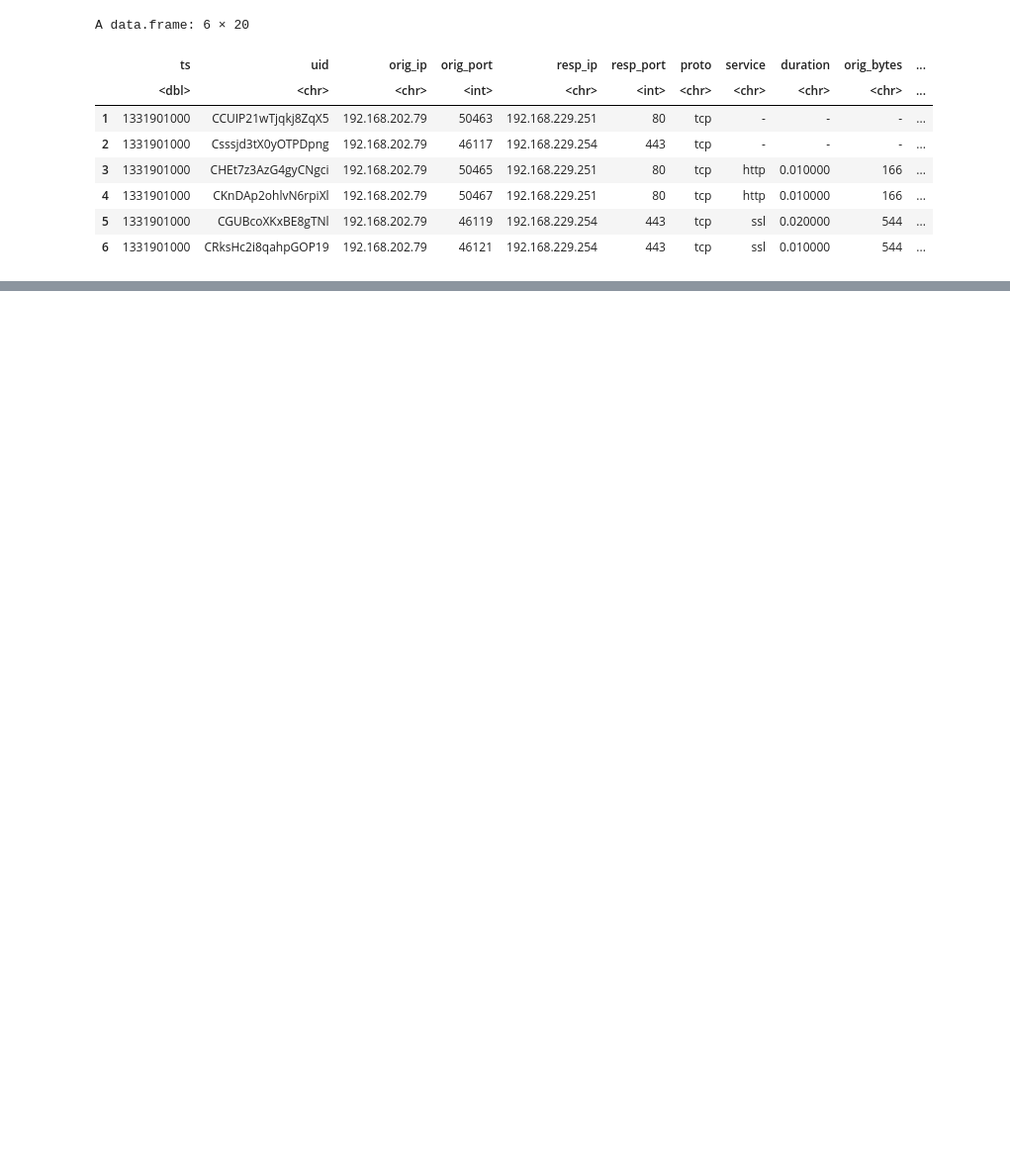
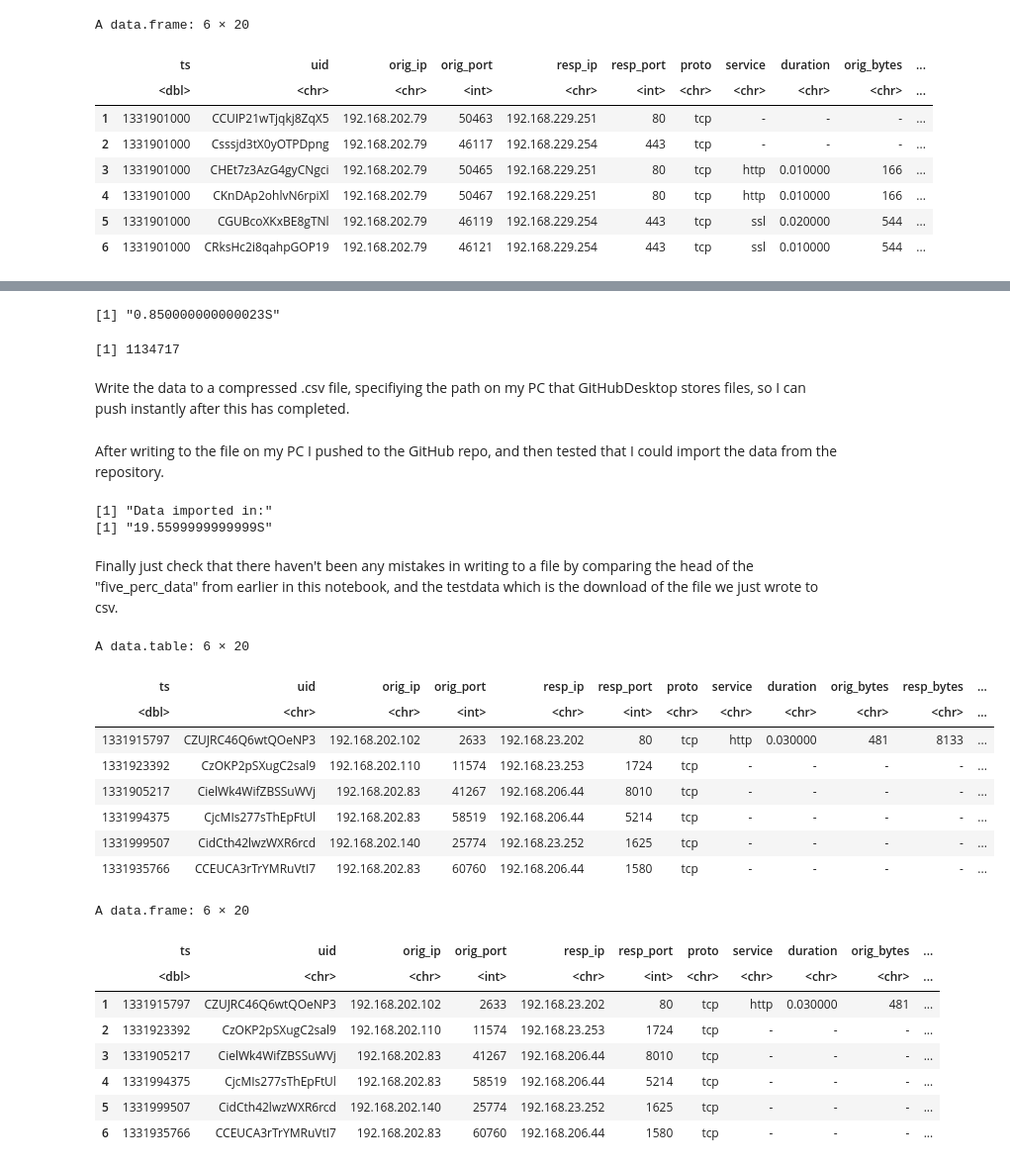
Before and after one commit to gabejg/DST-Assessment-02, a Jupyter notebook: Gabriel Grant/Data Import Testing.ipynb, the cells around one changed output, grey strips where cells are left out. Shown: that part at 99% size. Drawn from its saved outputs; the diff is of its cells as text; code cells hidden in the pictures; blank space fills up the shorter version.

```diff
--- a/Gabriel Grant/Data Import Testing.ipynb
+++ b/Gabriel Grant/Data Import Testing.ipynb
@@ -40,8 +69,3 @@ A data.frame: 6 × 20
 | 4 | 1331901000 | CKnDAp2ohlvN6rpiXl | 192.168.202.79 | 50467 | 192.168.229.251 | 80 | tcp | http | 0.010000 | 166 | ... |
 | 5 | 1331901000 | CGUBcoXKxBE8gTNl | 192.168.202.79 | 46119 | 192.168.229.254 | 443 | tcp | ssl | 0.020000 | 544 | ... |
 | 6 | 1331901000 | CRksHc2i8qahpGOP19 | 192.168.202.79 | 46121 | 192.168.229.254 | 443 | tcp | ssl | 0.010000 | 544 | ... |
-# %%
-set.seed(462)
-sample <- sample.split(data[,1], SplitRatio = 0.1)
-ten_perc_data <- subset(data, sample==TRUE)
-nrow(ten_perc_data)
@@ -48 +74,15 @@ nrow(ten_perc_data)
+# %%
+df <- data.table(data)
+
+set.seed(462)
+start <- proc.time()
+smp_size <- 0.05*nrow(df)
+five_perc_data <- df[sample(.N,smp_size)]
+print(seconds_to_period((proc.time()-start)[3]))
+nrow(five_perc_data)
+# %% [output]
+[1] "0.850000000000023S"
+[1] 1134717
+# %% [markdown]
+Write the data to a compressed .csv file, specifiying the path on my PC that GitHubDesktop stores files, so I can push instantly after this has completed.
 # %%
@@ -53,3 +90,39 @@ close(gz)
+# %% [markdown]
+After writing to the file on my PC I pushed to the GitHub repo, and then tested that I could import the data from the repository.
+# %%
+temp2 <- tempfile()
+start <- proc.time()
+download.file("https://github.com/Galeforse/DST-Assessment-02/raw/main/Data/5_percent_data.csv.gz",temp2)
+testdata <- (read.csv(gzfile(temp2)))
+print("Data imported in:")
+print(seconds_to_period((proc.time()-start)[3]))
+# %% [output]
+[1] "Data imported in:"
+[1] "19.5599999999999S"
+# %% [markdown]
+Finally just check that there haven't been any mistakes in writing to a file by comparing the head of the "five_perc_data" from earlier in this notebook, and the testdata which is the download of the file we just wrote to csv.
+# %%
+head(five_perc_data)
+head(testdata)
+# %% [output]
+A data.table: 6 × 20
+| ts | uid | orig_ip | orig_port | resp_ip | resp_port | proto | service | duration | orig_bytes | resp_bytes | ... |
+| <dbl> | <chr> | <chr> | <int> | <chr> | <int> | <chr> | <chr> | <chr> | <chr> | <chr> | ... |
+| 1331915797 | CZUJRC46Q6wtQOeNP3 | 192.168.202.102 | 2633 | 192.168.23.202 | 80 | tcp | http | 0.030000 | 481 | 8133 | ... |
+| 1331923392 | CzOKP2pSXugC2sal9 | 192.168.202.110 | 11574 | 192.168.23.253 | 1724 | tcp | - | - | - | - | ... |
+| 1331905217 | CielWk4WifZBSSuWVj | 192.168.202.83 | 41267 | 192.168.206.44 | 8010 | tcp | - | - | - | - | ... |
+| 1331994375 | CjcMIs277sThEpFtUl | 192.168.202.83 | 58519 | 192.168.206.44 | 5214 | tcp | - | - | - | - | ... |
+| 1331999507 | CidCth42lwzWXR6rcd | 192.168.202.140 | 25774 | 192.168.23.252 | 1625 | tcp | - | - | - | - | ... |
+| 1331935766 | CCEUCA3rTrYMRuVtI7 | 192.168.202.83 | 60760 | 192.168.206.44 | 1580 | tcp | - | - | - | - | ... |
+A data.frame: 6 × 20
+|  | ts | uid | orig_ip | orig_port | resp_ip | resp_port | proto | service | duration | orig_bytes | ... |
+|  | <dbl> | <chr> | <chr> | <int> | <chr> | <int> | <chr> | <chr> | <chr> | <chr> | ... |
+| 1 | 1331915797 | CZUJRC46Q6wtQOeNP3 | 192.168.202.102 | 2633 | 192.168.23.202 | 80 | tcp | http | 0.030000 | 481 | ... |
+| 2 | 1331923392 | CzOKP2pSXugC2sal9 | 192.168.202.110 | 11574 | 192.168.23.253 | 1724 | tcp | - | - | - | ... |
+| 3 | 1331905217 | CielWk4WifZBSSuWVj | 192.168.202.83 | 41267 | 192.168.206.44 | 8010 | tcp | - | - | - | ... |
+| 4 | 1331994375 | CjcMIs277sThEpFtUl | 192.168.202.83 | 58519 | 192.168.206.44 | 5214 | tcp | - | - | - | ... |
+| 5 | 1331999507 | CidCth42lwzWXR6rcd | 192.168.202.140 | 25774 | 192.168.23.252 | 1625 | tcp | - | - | - | ... |
+| 6 | 1331935766 | CCEUCA3rTrYMRuVtI7 | 192.168.202.83 | 60760 | 192.168.206.44 | 1580 | tcp | - | - | - | ... |
 # %% [markdown]
 ## References
 
```
Also changed, not shown: parts of 11 cells of this notebook.
